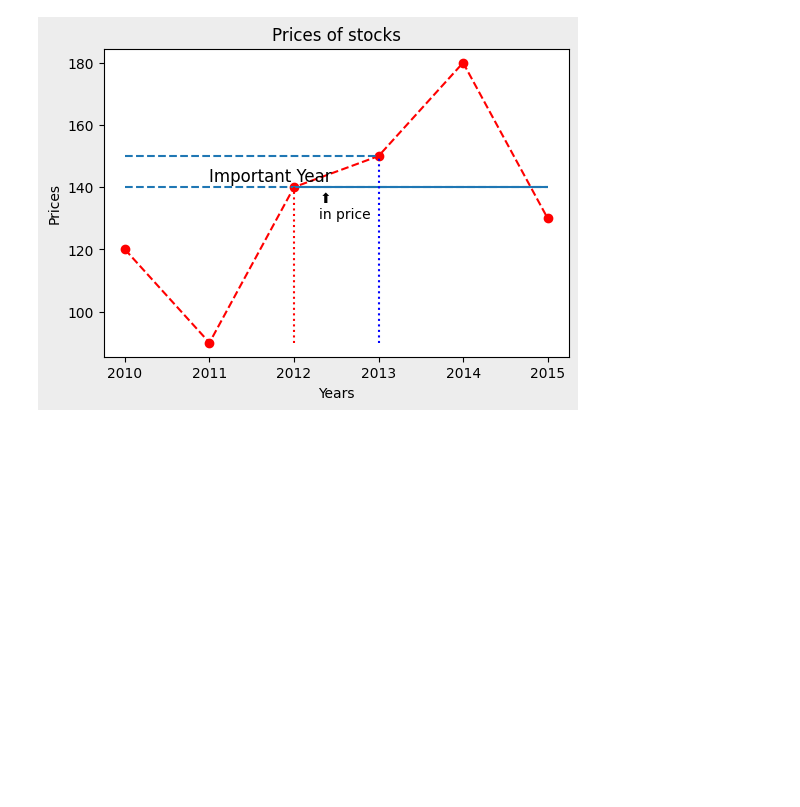
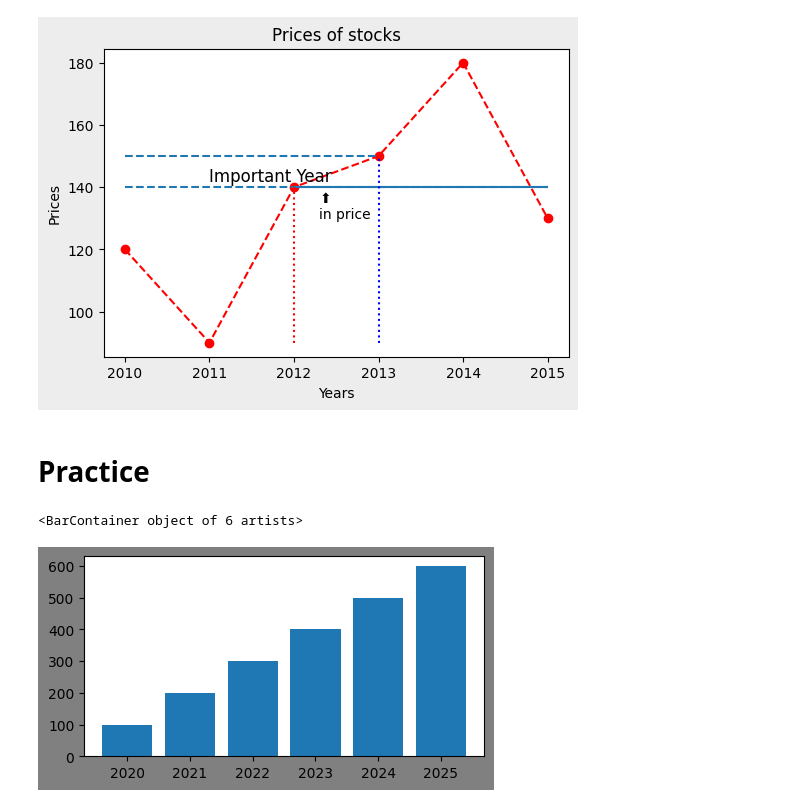
Before and after one commit to y-usuf09/Python---Data-Analytics, a Jupyter notebook: Data Analysis/visualization.ipynb, the cells around one changed output. Drawn from its saved outputs; the diff is of its cells as text; code cells hidden in the pictures; blank space fills up the shorter version.

```diff
--- a/Data Analysis/visualization.ipynb
+++ b/Data Analysis/visualization.ipynb
@@ -207,3 +207,14 @@ plt.text(2012.3,130, '⬆\nin price')
 plt.show()
 # %% [output]
 [figure]
+# %% [markdown]
+# Practice
+# %%
+year = [2020,2021,2022,2023,2024,2025]
+price =[100,200,300,400,500,600]
+fig = plt.figure(figsize=(4,2), facecolor='grey' )
+bx1 = fig.add_axes([0,0,1,1])
+bx1.bar(year,price)
+# %% [output]
+<BarContainer object of 6 artists>
+[figure, added]
```
Also changed, not shown: parts of 7 cells of this notebook.
